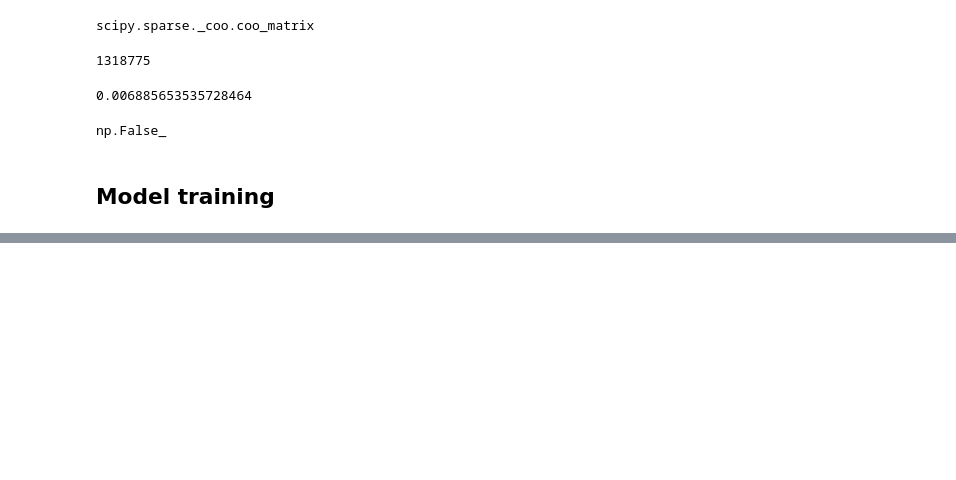
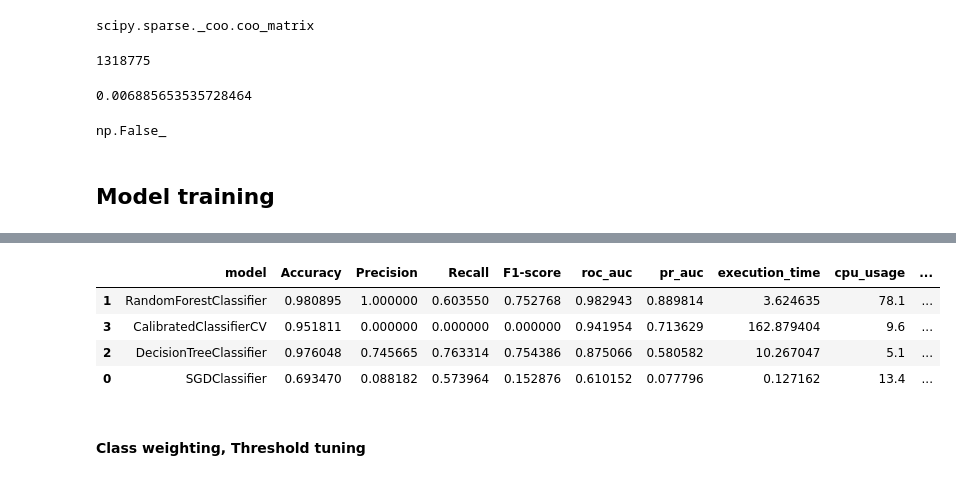
Before and after one commit to SpencerLimSzeSing/fraudulent-job-prediction, a Jupyter notebook: notebook/notebook.ipynb, the cells around one changed output, grey strips where cells are left out. Cells and saved outputs as stored; diff of their text form; code cells hidden in the pictures; blank space fills up the shorter version.

```diff
--- a/notebook/notebook.ipynb
+++ b/notebook/notebook.ipynb
@@ -995,0 +1094,11 @@ Model Comparison:
+# %%
+results_df = pd.DataFrame(results)
+results_df.sort_values(by="pr_auc", ascending=False)
+# %% [output]
+|  | model | Accuracy | Precision | Recall | F1-score | roc_auc | pr_auc | execution_time | cpu_usage | ... |
+| 1 | RandomForestClassifier | 0.980895 | 1.000000 | 0.603550 | 0.752768 | 0.982943 | 0.889814 | 3.624635 | 78.1 | ... |
+| 3 | CalibratedClassifierCV | 0.951811 | 0.000000 | 0.000000 | 0.000000 | 0.941954 | 0.713629 | 162.879404 | 9.6 | ... |
+| 2 | DecisionTreeClassifier | 0.976048 | 0.745665 | 0.763314 | 0.754386 | 0.875066 | 0.580582 | 10.267047 | 5.1 | ... |
+| 0 | SGDClassifier | 0.693470 | 0.088182 | 0.573964 | 0.152876 | 0.610152 | 0.077796 | 0.127162 | 13.4 | ... |
+# %% [markdown]
+#### Class weighting, Threshold tuning
```
Also changed, not shown: parts of 9 cells of this notebook, 1 other file.
